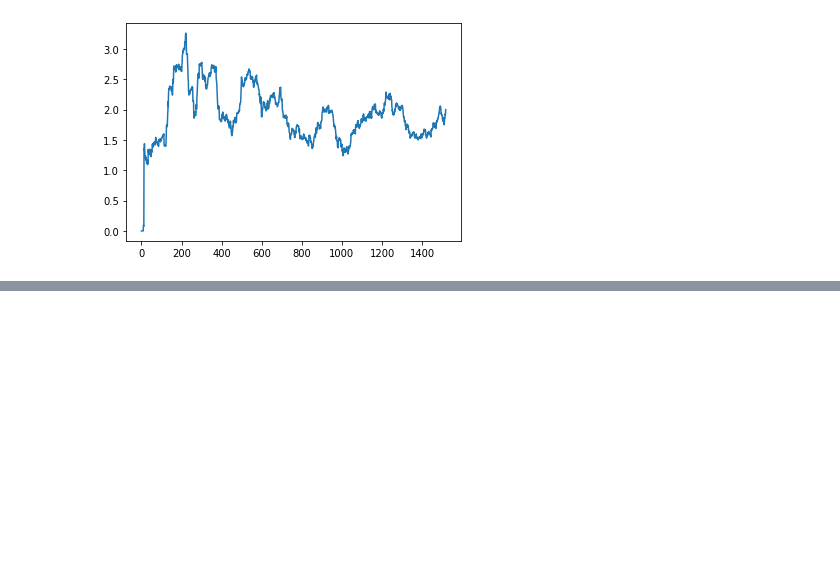
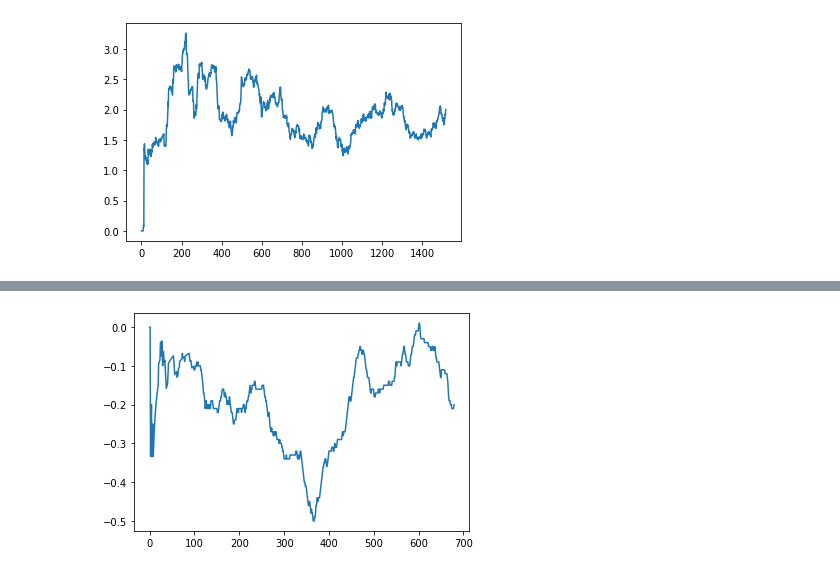
Before and after one commit to MartijnNaaijer/hebrew_spelling_variation, a Jupyter notebook: notebooks/alignment_network.ipynb, the cells around one changed output, grey strips where cells are left out. Drawn from its saved outputs; the diff is of its cells as text; code cells hidden in the pictures; blank space fills up the shorter version.

```diff
--- a/notebooks/align_mt_sp_dss_texts.ipynb
+++ b/notebooks/alignment_network.ipynb
@@ -473,0 +717,5 @@ plt.show()
+# %%
+plt.plot(all_means)
+plt.show()
+# %% [output]
+[figure, added]
```
Also changed, not shown: parts of 18 cells of this notebook, 11 other files.
